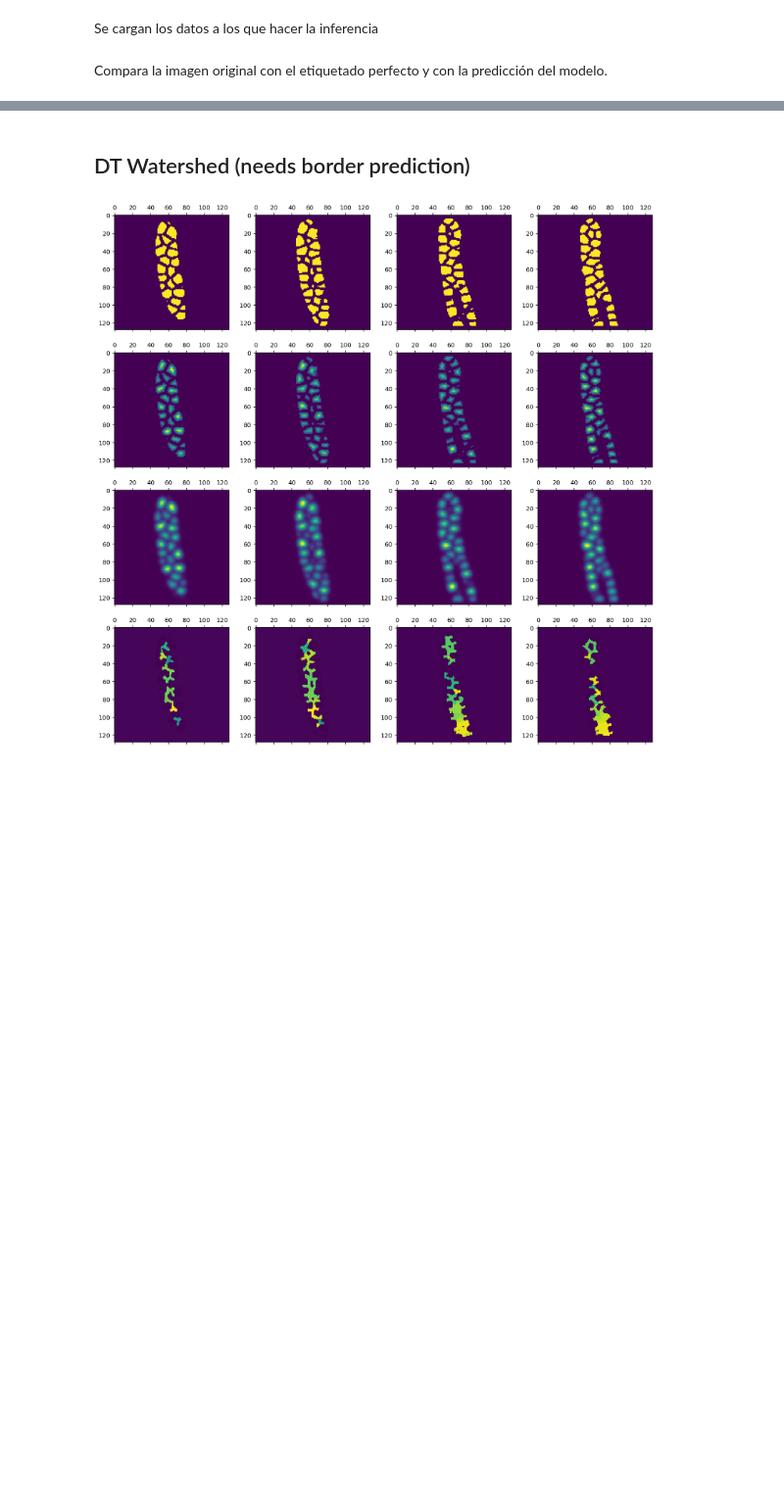
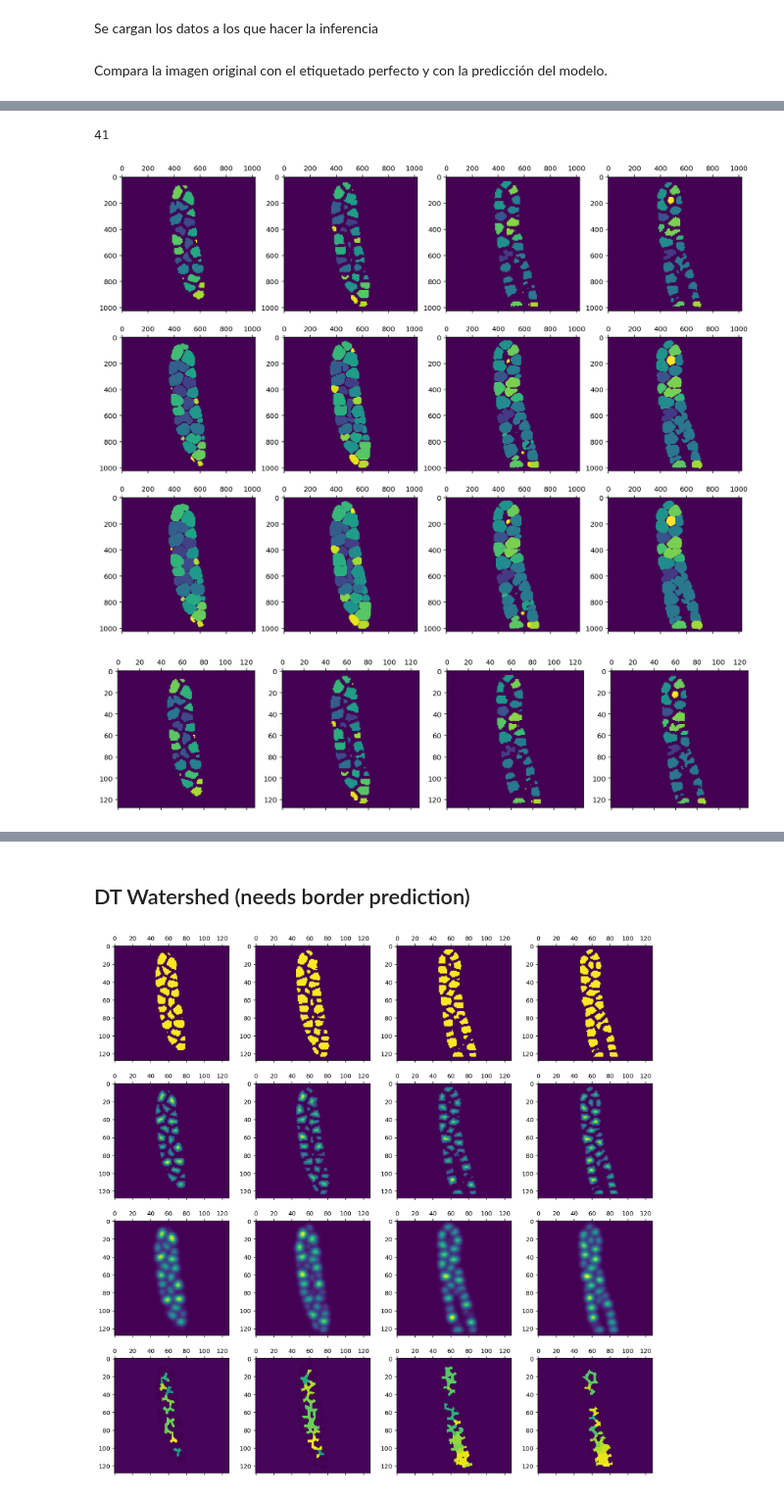
Before and after one commit to Orzzet/3d-cell-segmentation, a Jupyter notebook: 2_Infe.ipynb, the cells around one changed output, grey strips where cells are left out. Shown: that part at 98% size. Saved outputs shown, nothing was run; the diff lists cells and outputs as text; code cells hidden in the pictures; blank space fills up the shorter version.

```diff
--- a/2_Infe.ipynb
+++ b/2_Infe.ipynb
@@ -83,0 +105,7 @@ tensor([[0.9805, 0.7144]])
+# %%
+from scipy.ndimage import zoom
+from skimage import measure
+colored, labels = measure.label(pred[0], return_num=True)
+print(labels)
+# %% [output]
+41
@@ -83,0 +116,3 @@ tensor([[0.9805, 0.7144]])
+# %%
+from skimage.transform import rescale, resize
+big_resc = rescale(colored, (4, 8, 8), preserve_range=True, order=0)
@@ -84,3 +132,14 @@ tensor([[0.9805, 0.7144]])
+# %%
+b = dilation(dilation(dilation(dilation(dilation(dilation(dilation(dilation(big_resc))))))))
+# %%
+c = dilation(dilation(dilation(b)))
+# %%
+from utils import draw_images
+draw_images([big_resc, b, c], [20*4, 25*4, 45*4, 50*4])
+draw_images([colored], [20, 25, 45, 50])
+# %% [output]
+[figure, added]
+[figure, added]
 # %%
 from utils import draw_images
 from skimage import measure
```
Also changed, not shown: parts of 11 cells of this notebook, 8 other files.
